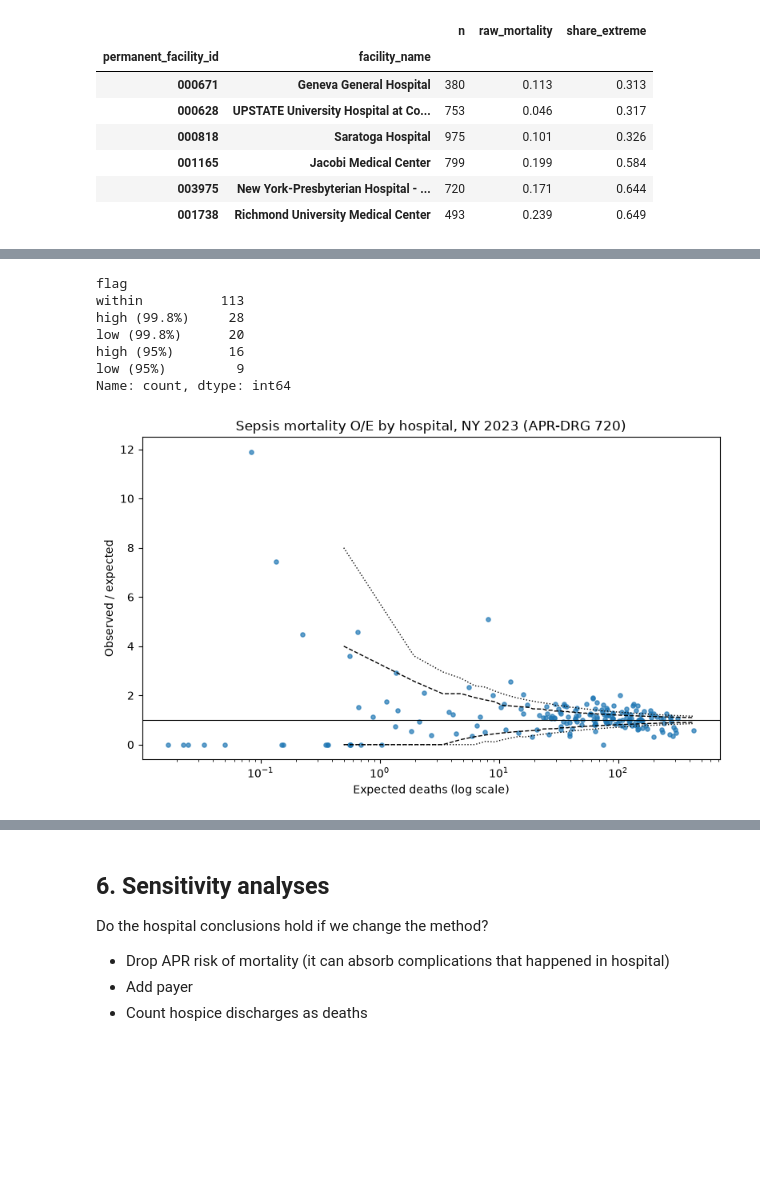
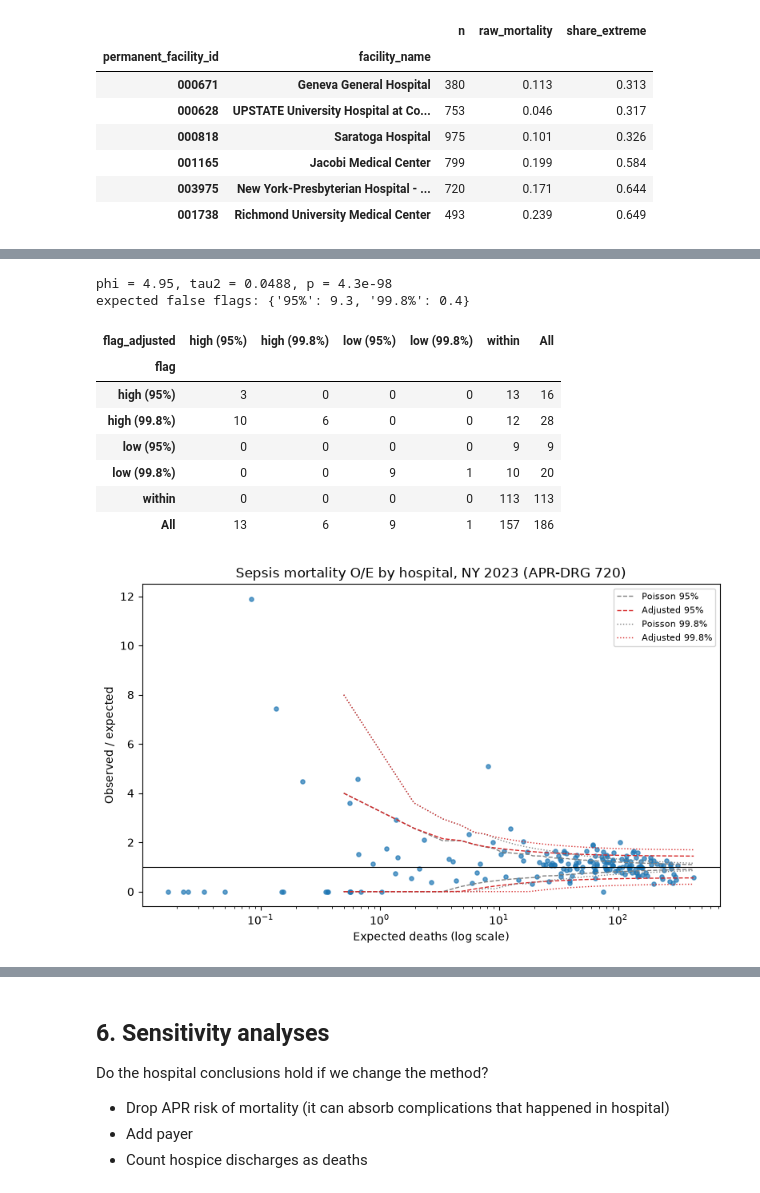
Before and after one commit to sbhattap/sparcs-sepsis, a Jupyter notebook: sparcs_sepsis_2023.ipynb, the cells around one changed output, grey strips where cells are left out. Cells and saved outputs as stored; diff of their text form; code cells hidden in the pictures; blank space fills up the shorter version.

```diff
--- a/sparcs_sepsis_2023.ipynb
+++ b/sparcs_sepsis_2023.ipynb
@@ -313,45 +430,30 @@ plt.savefig(FIGS / "calibration.png", dpi=150)
 # %%
-def hospital_oe(p, outcome="died"):
-    """Observed vs expected deaths per hospital, with a funnel-plot flag."""
-    # Roll patients up to hospitals: O = sum of outcomes, E = sum of predicted risks
-    h = (df.assign(p=p, o=df[outcome]).groupby(["permanent_facility_id", "facility_name"])
-           .agg(n=("o", "size"), observed=("o", "sum"), expected=("p", "sum"))
-           .reset_index())
-    h["oe"] = h["observed"] / h["expected"]
+# O/E per hospital from the main model, with 95% CI and both flags
+hosp = benchmark.hospital_oe(df, preds["lr_full"])
+hosp.sort_values("oe", ascending=False).to_csv(RESULTS / "hospital_oe.csv", index=False)
 
-    # Range of death counts a hospital with E expected deaths would see by chance alone
-    e = h["expected"].to_numpy()[:, None]
-    lo95, hi95 = stats.poisson.ppf([0.025, 0.975], e).T
-    lo998, hi998 = stats.poisson.ppf([0.001, 0.999], e).T
+# Do hospitals vary more than chance allows? phi well above 1 (tau2 > 0) says yes
+od = hosp.attrs["overdispersion"]
+print(f"phi = {od['phi']:.2f}, tau2 = {od['tau2']:.4f}, p = {od['p_value']:.1e}")
 
-    # Check the stricter limit first so each hospital gets its strongest flag
-    h["flag"] = np.select(
-        [h.observed > hi998, h.observed < lo998, h.observed > hi95, h.observed < lo95],
-        ["high (99.8%)", "low (99.8%)", "high (95%)", "low (95%)"], default="within")
-    return h
+# Hospitals flagged by chance alone if none truly differed
+print("expected false flags:",
+      {k: round(v, 1) for k, v in benchmark.expected_false_flags(len(hosp)).items()})
 
-# O/E from the main model
-hosp = hospital_oe(preds["lr_full"])
-print(hosp["flag"].value_counts())
-hosp.sort_values("oe", ascending=False).to_csv(FIGS / "hospital_oe.csv", index=False)
+benchmark.plot_funnel(hosp, FIGS / "funnel_plot.png",
+                      f"Sepsis mortality O/E by hospital, NY 2023 (APR-DRG {APR_DRG})")
 
-# Funnel plot: O/E against hospital size (expected deaths), with control limits
-e = np.linspace(max(hosp.expected.min(), 0.5), hosp.expected.max(), 300)
-plt.figure(figsize=(8, 5))
-plt.scatter(hosp.expected, hosp.oe, s=14, alpha=0.7)
-for (a, b), style in [((0.025, 0.975), "--"), ((0.001, 0.999), ":")]:
-    plt.plot(e, stats.poisson.ppf(a, e) / e, "k" + style, lw=1)
-    plt.plot(e, stats.poisson.ppf(b, e) / e, "k" + style, lw=1)
-plt.axhline(1, color="k", lw=0.8)  # O/E = 1: as expected
-plt.xscale("log"); plt.xlabel("Expected deaths (log scale)"); plt.ylabel("Observed / expected")
-plt.title(f"Sepsis mortality O/E by hospital, NY 2023 (APR-DRG {APR_DRG})")
-plt.tight_layout(); plt.savefig(FIGS / "funnel_plot.png", dpi=150)
+# Poisson flags (rows) vs overdispersion-adjusted flags (columns)
+pd.crosstab(hosp["flag"], hosp["flag_adjusted"], margins=True)
 # %% [output]
-flag
-within          113
-high (99.8%)     28
-low (99.8%)      20
-high (95%)       16
-low (95%)         9
-Name: count, dtype: int64
+phi = 4.95, tau2 = 0.0488, p = 4.3e-98
+expected false flags: {'95%': 9.3, '99.8%': 0.4}
+| flag_adjusted | high (95%) | high (99.8%) | low (95%) | low (99.8%) | within | All |
+| flag |  |  |  |  |  |  |
+| high (95%) | 3 | 0 | 0 | 0 | 13 | 16 |
+| high (99.8%) | 10 | 6 | 0 | 0 | 12 | 28 |
+| low (95%) | 0 | 0 | 0 | 0 | 9 | 9 |
+| low (99.8%) | 0 | 0 | 9 | 1 | 10 | 20 |
+| within | 0 | 0 | 0 | 0 | 113 | 113 |
+| All | 13 | 6 | 9 | 1 | 157 | 186 |
-[figure, old version]
+[figure, new version]
```
Also changed, not shown: parts of 24 cells of this notebook, 7 other files.
